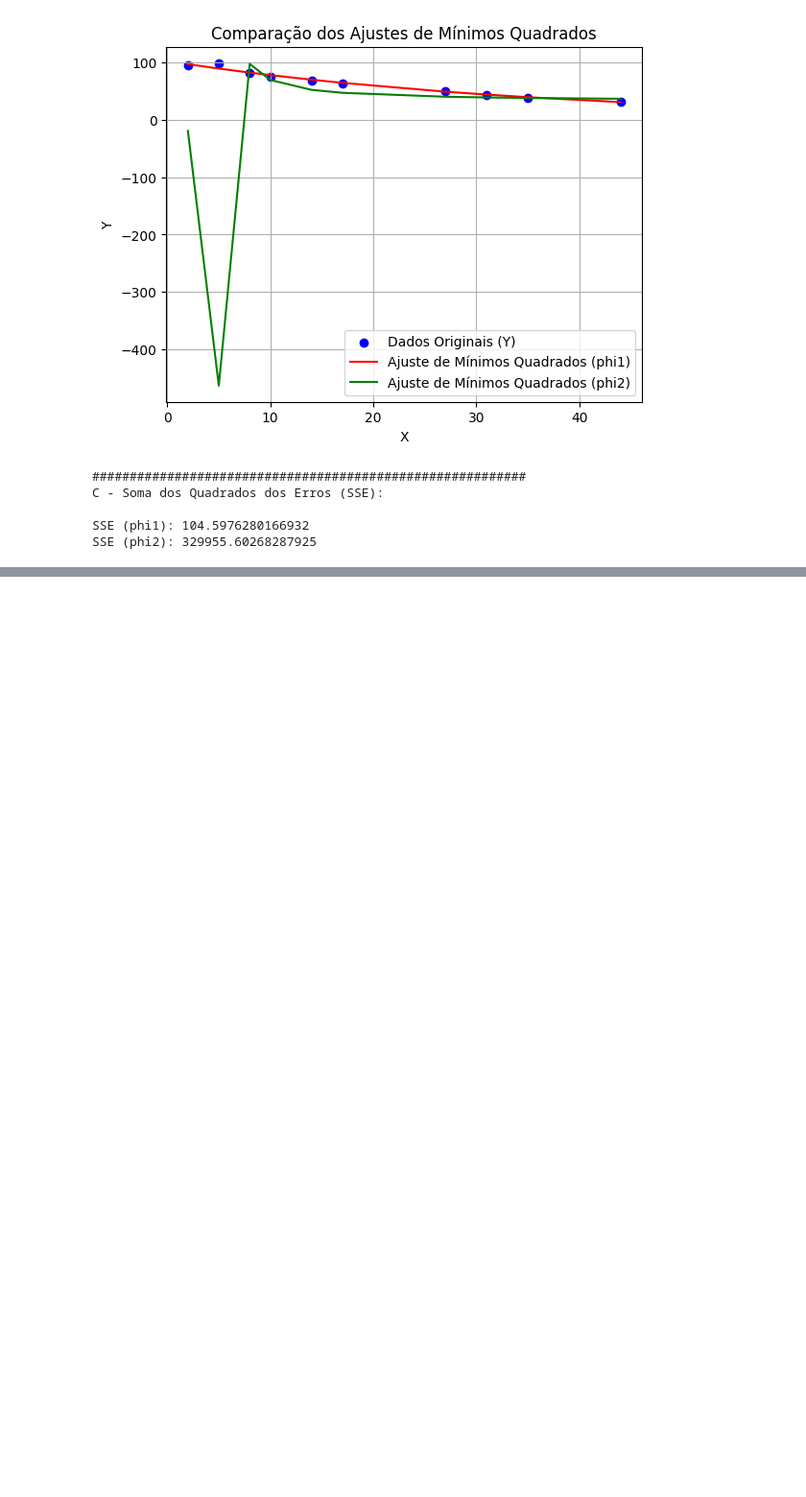
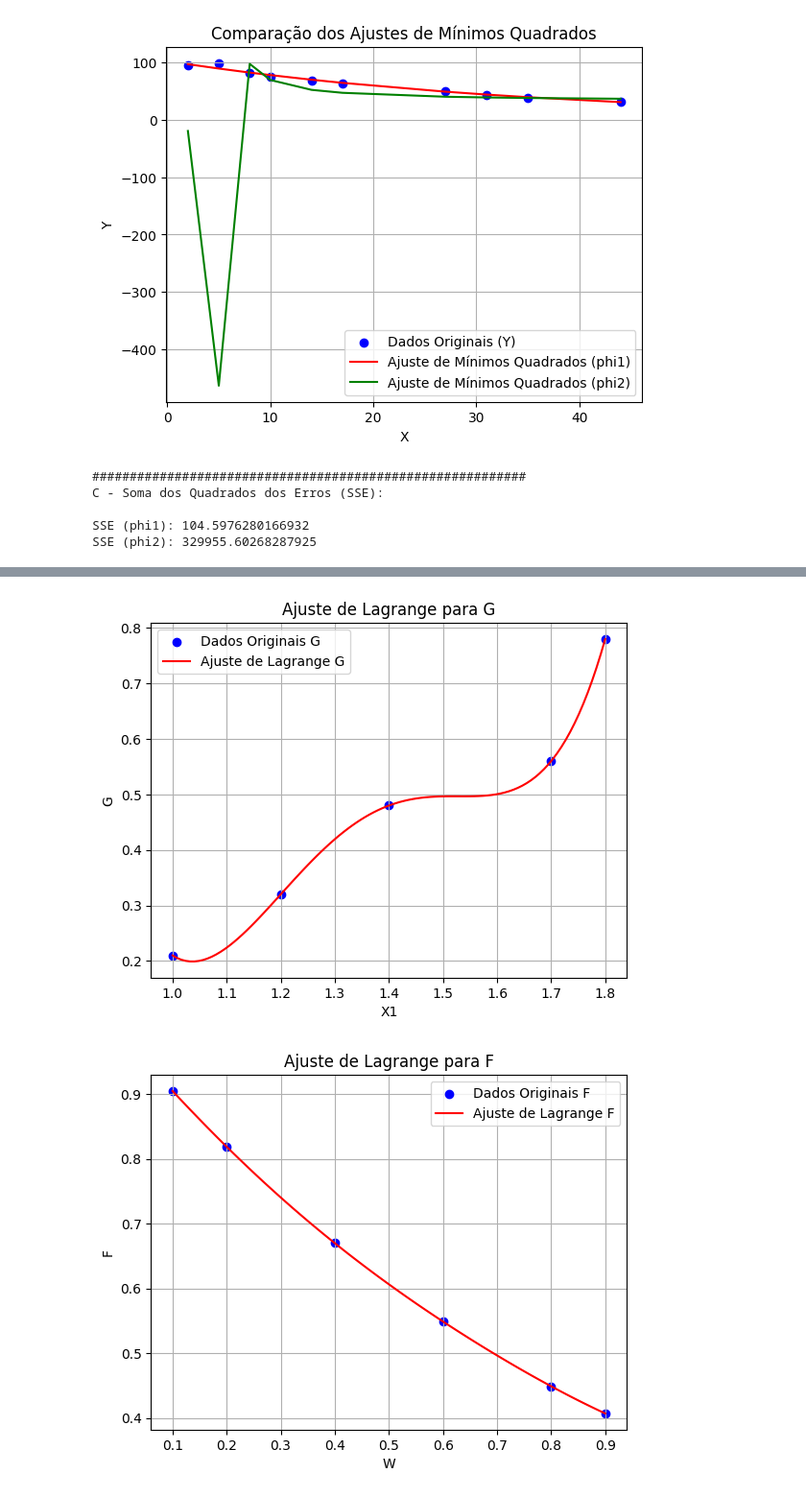
Before and after one commit to ramon-paulino/MS211, a Jupyter notebook: Atividade_4_RA250504.ipynb, the cells around one changed output, grey strips where cells are left out. Shown at 96% size. Cells and saved outputs as stored; diff of their text form; code cells hidden in the pictures; blank space fills up the shorter version.

```diff
--- a/Atividade_4_RA250504.ipynb
+++ b/Atividade_4_RA250504.ipynb
@@ -167,0 +160,50 @@ D : Quem melhor se ajusta aos pontos tabelados é a função phi1, pois contém
+# %%
+# Para determinar o melhor ajuste com grau 2, temos que escrever o sistema de equações normais para o polinômio de grau 2:
+# phi3(x) = c0 + c1*x + c2*x^2
+
+#Por lagrange:
+X1 = np.array([1, 1.2, 1.4, 1.7, 1.8])
+G = np.array([0.210, 0.320, 0.480, 0.560, 0.780])
+V1 = np.array([[1, x, x**2, 0, 0] for x in X1])
+Lx0 = lambda x: (x - X1[1]) * (x - X1[2]) * (x - X1[3]) * (x - X1[4]) / ((X1[0] - X1[1]) * (X1[0] - X1[2]) * (X1[0] - X1[3]) * (X1[0] - X1[4]))
+Lx1 = lambda x: (x - X1[0]) * (x - X1[2]) * (x - X1[3]) * (x - X1[4]) / ((X1[1] - X1[0]) * (X1[1] - X1[2]) * (X1[1] - X1[3]) * (X1[1] - X1[4]))
+Lx2 = lambda x: (x - X1[0]) * (x - X1[1]) * (x - X1[3]) * (x - X1[4]) / ((X1[2] - X1[0]) * (X1[2] - X1[1]) * (X1[2] - X1[3]) * (X1[2] - X1[4]))
+Lx3 = lambda x: (x - X1[0]) * (x - X1[1]) * (x - X1[2]) * (x - X1[4]) / ((X1[3] - X1[0]) * (X1[3] - X1[1]) * (X1[3] - X1[2]) * (X1[3] - X1[4]))
+Lx4 = lambda x: (x - X1[0]) * (x - X1[1]) * (x - X1[2]) * (x - X1[3]) / ((X1[4] - X1[0]) * (X1[4] - X1[1]) * (X1[4] - X1[2]) * (X1[4] - X1[3]))
+
+pol1 = lambda x: G[0]*Lx0(x) + G[1]*Lx1(x) + G[2]*Lx2(x) + G[3]*Lx3(x) + G[4]*Lx4(x)
+
+W = np.array([0.1, 0.2, 0.4, 0.6, 0.8, 0.9])
+F = np.array([0.905, 0.819, 0.67, 0.549, 0.449, 0.407])
+V2 = np.array([[1, w, w**2, 0, 0, 0] for w in W])
+Lw0 = lambda w: (w - W[1]) * (w - W[2]) * (w - W[3]) * (w - W[4]) * (w - W[5]) / ((W[0] - W[1]) * (W[0] - W[2]) * (W[0] - W[3]) * (W[0] - W[4]) * (W[0] - W[5]))
+Lw1 = lambda w: (w - W[0]) * (w - W[2]) * (w - W[3]) * (w - W[4]) * (w - W[5]) / ((W[1] - W[0]) * (W[1] - W[2]) * (W[1] - W[3]) * (W[1] - W[4]) * (W[1] - W[5]))
+Lw2 = lambda w: (w - W[0]) * (w - W[1]) * (w - W[3]) * (w - W[4]) * (w - W[5]) / ((W[2] - W[0]) * (W[2] - W[1]) * (W[2] - W[3]) * (W[2] - W[4]) * (W[2] - W[5]))
+Lw3 = lambda w: (w - W[0]) * (w - W[1]) * (w - W[2]) * (w - W[4]) * (w - W[5]) / ((W[3] - W[0]) * (W[3] - W[1]) * (W[3] - W[2]) * (W[3] - W[4]) * (W[3] - W[5]))
+Lw4 = lambda w: (w - W[0]) * (w - W[1]) * (w - W[2]) * (w - W[3]) * (w - W[5]) / ((W[4] - W[0]) * (W[4] - W[1]) * (W[4] - W[2]) * (W[4] - W[3]) * (W[4] - W[5]))
+Lw5 = lambda w: (w - W[0]) * (w - W[1]) * (w - W[2]) * (w - W[3]) * (w - W[4]) / ((W[5] - W[0]) * (W[5] - W[1]) * (W[5] - W[2]) * (W[5] - W[3]) * (W[5] - W[4]))
+pol2 = lambda w: F[0]*Lw0(w) + F[1]*Lw1(w) + F[2]*Lw2(w) + F[3]*Lw3(w) + F[4]*Lw4(w) + F[5]*Lw5(w)
+
+plt.scatter(X1, G, color='blue', label='Dados Originais G')
+x0 = np.linspace(1, 1.8, 100)
+plt.plot(x0, pol1(x0), color='red', label='Ajuste de Lagrange G')
+plt.title('Ajuste de Lagrange para G')
+plt.xlabel('X1')
+plt.ylabel('G')
+plt.legend()
+plt.grid(True)
+plt.show()
+plt.scatter(W, F, color='blue', label='Dados Originais F')
+x1 = np.linspace(0.1, 0.9, 100)
+plt.plot(x1, pol2(x1), color='red', label='Ajuste de Lagrange F')
+plt.title('Ajuste de Lagrange para F')
+plt.xlabel('W')
+plt.ylabel('F')
+plt.legend()
+plt.grid(True)
+plt.show()
+
+#
+# %% [output]
+[figure, added]
+[figure, added]
```
Also changed, not shown: parts of 4 cells of this notebook, 2 other files.
